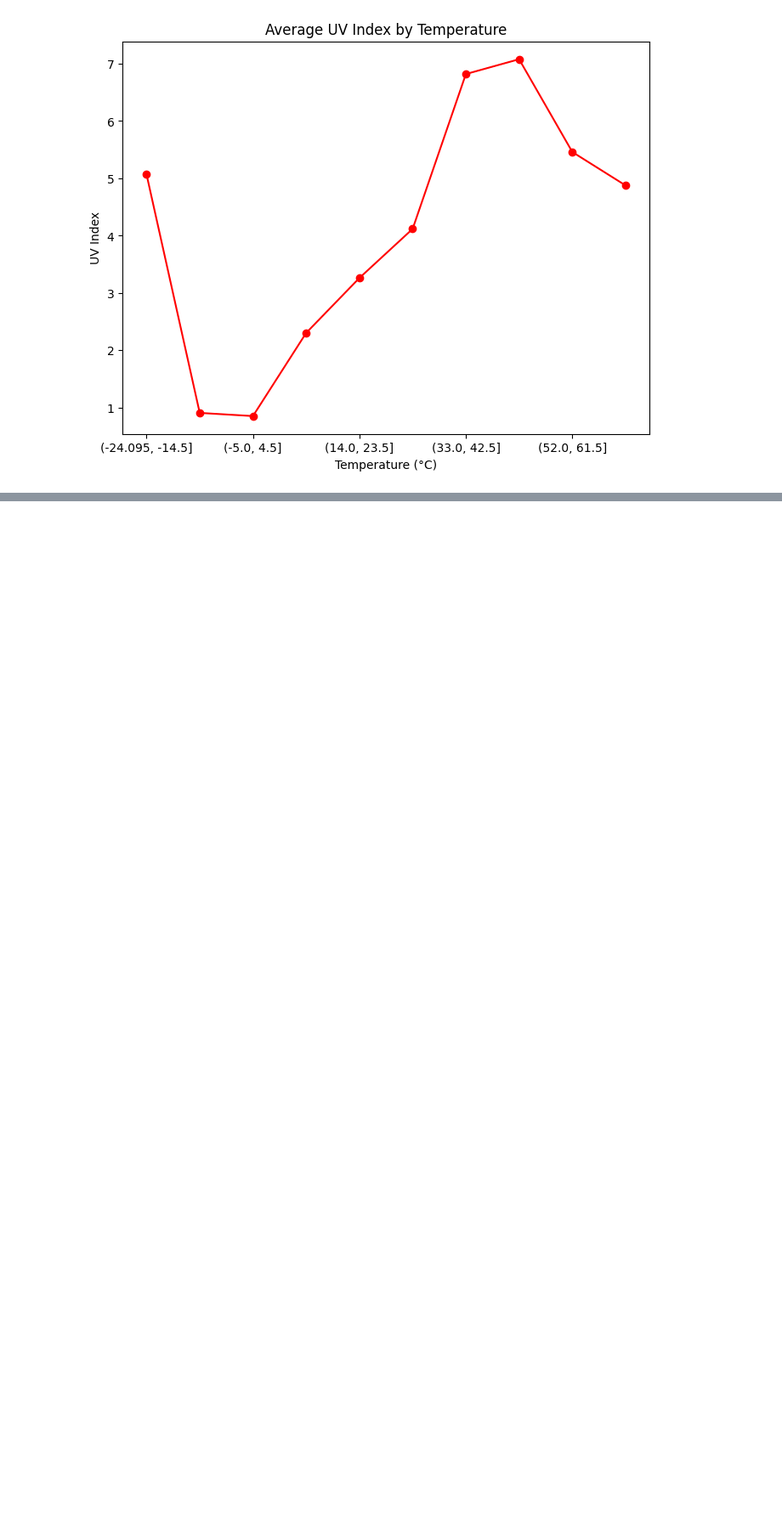
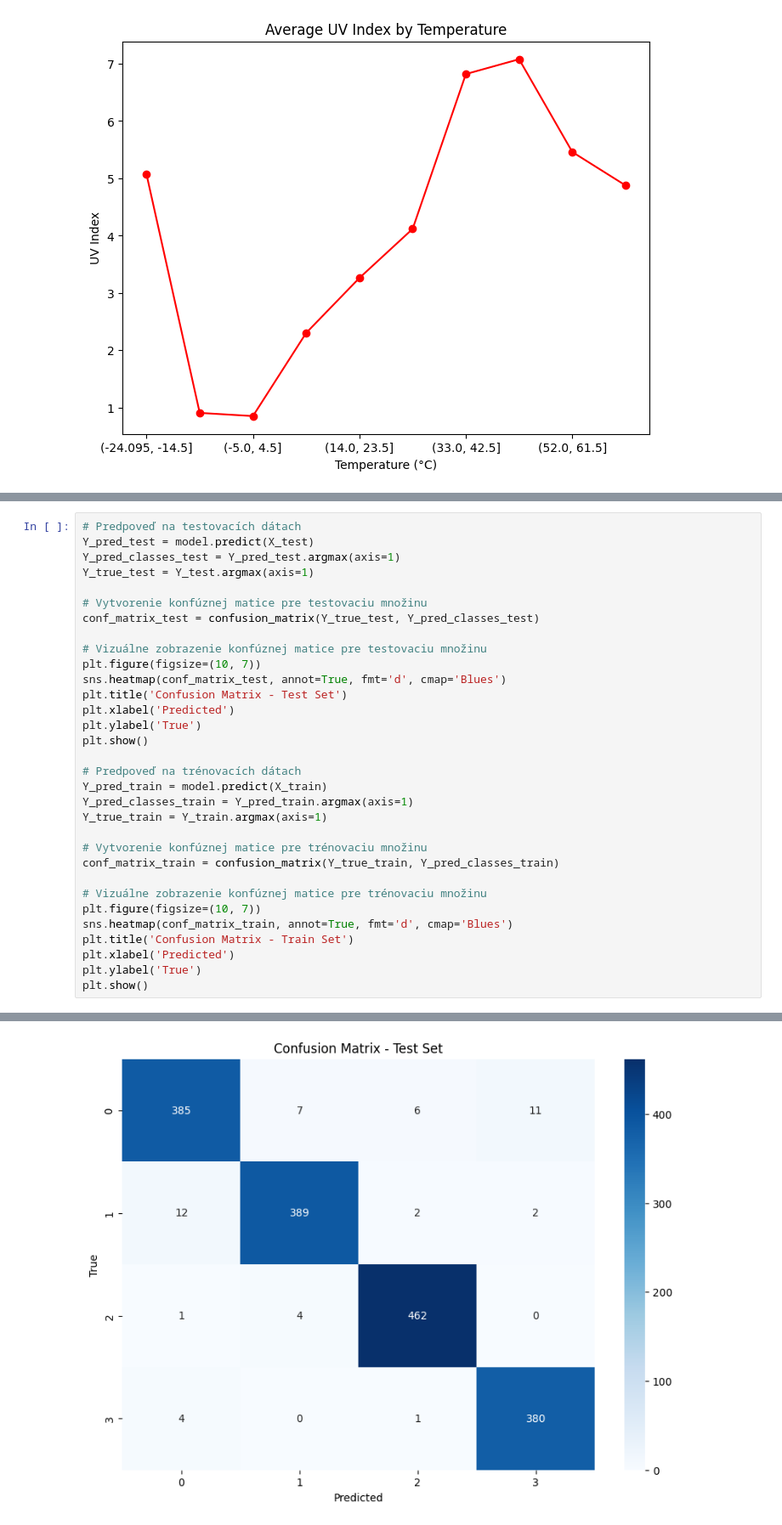
Before and after one commit to Marraff/machine-learning, a Jupyter notebook: preprocessing.ipynb, the cells around one changed output, grey strips where cells are left out. Shown at 85% size. Cells and saved outputs as stored; diff of their text form; blank space fills up the shorter version.

```diff
--- a/preprocessing.ipynb
+++ b/preprocessing.ipynb
@@ -416,0 +450,33 @@ Test accuracy: 0.9720972180366516
+# %%
+# Predpoveď na testovacích dátach
+Y_pred_test = model.predict(X_test)
+Y_pred_classes_test = Y_pred_test.argmax(axis=1)
+Y_true_test = Y_test.argmax(axis=1)
+
+# Vytvorenie konfúznej matice pre testovaciu množinu
+conf_matrix_test = confusion_matrix(Y_true_test, Y_pred_classes_test)
+
+# Vizuálne zobrazenie konfúznej matice pre testovaciu množinu
+plt.figure(figsize=(10, 7))
+sns.heatmap(conf_matrix_test, annot=True, fmt='d', cmap='Blues')
+plt.title('Confusion Matrix - Test Set')
+plt.xlabel('Predicted')
+plt.ylabel('True')
+plt.show()
+
+# Predpoveď na trénovacích dátach
+Y_pred_train = model.predict(X_train)
+Y_pred_classes_train = Y_pred_train.argmax(axis=1)
+Y_true_train = Y_train.argmax(axis=1)
+
+# Vytvorenie konfúznej matice pre trénovaciu množinu
+conf_matrix_train = confusion_matrix(Y_true_train, Y_pred_classes_train)
+
+# Vizuálne zobrazenie konfúznej matice pre trénovaciu množinu
+plt.figure(figsize=(10, 7))
+sns.heatmap(conf_matrix_train, annot=True, fmt='d', cmap='Blues')
+plt.title('Confusion Matrix - Train Set')
+plt.xlabel('Predicted')
+plt.ylabel('True')
+plt.show()
+# %% [output]
@@ -416,0 +484 @@ Test accuracy: 0.9720972180366516
+[figure, added]
```
Also changed, not shown: parts of 18 cells of this notebook, 10 other files.
